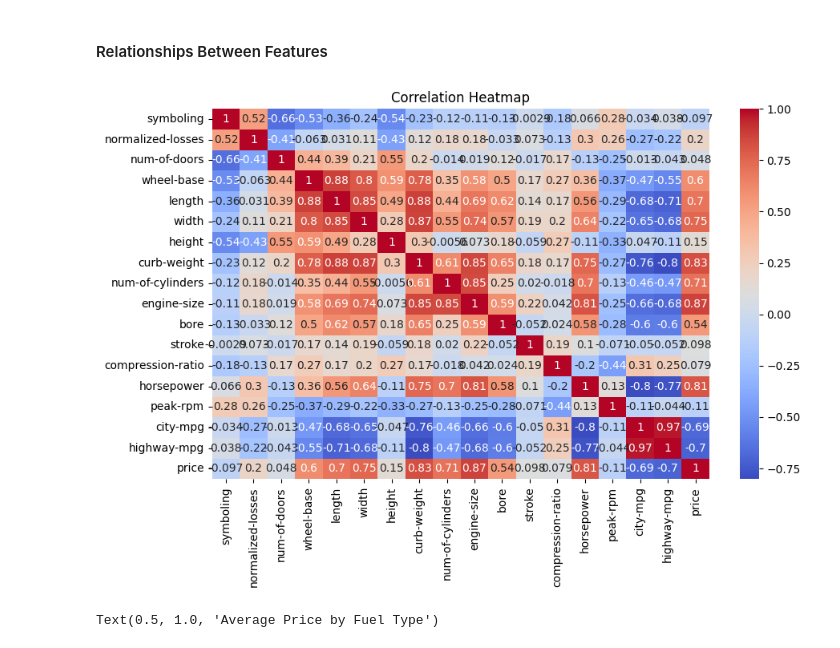
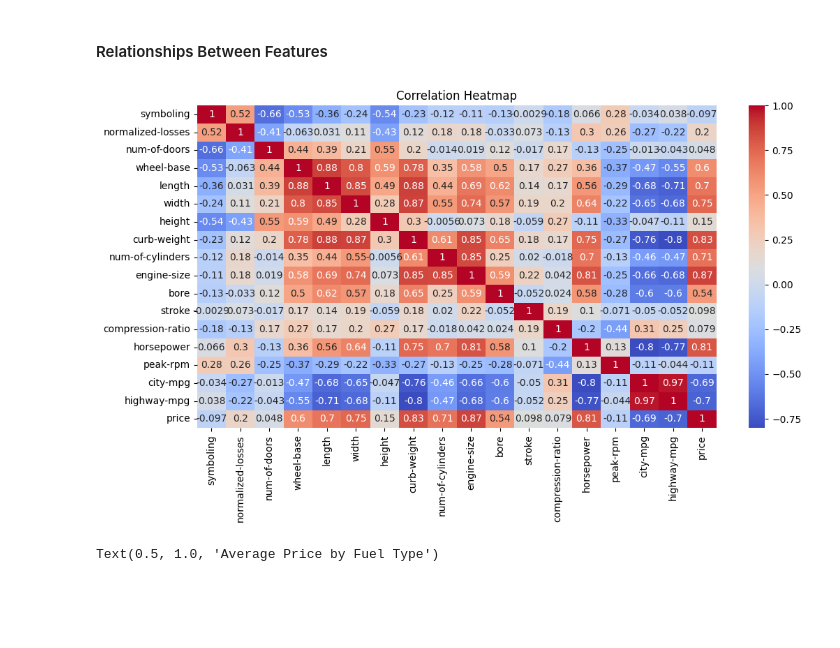
Before and after one commit to AbdulWahid026/ML_CarPricing, a Jupyter notebook: car_pricing.ipynb, the cells around one changed output. Drawn from its saved outputs; the diff is of its cells as text; code cells hidden in the pictures; blank space fills up the shorter version.

```diff
--- a/car_pricing.ipynb
+++ b/car_pricing.ipynb
@@ -186,12 +187,12 @@ for cols in numeric_columns[:3]:
 # %%
 correlation= cars_df[numeric_columns].corr()
 
-plt.figure(figsize=(10,6))
+plt.figure(figsize=(12,6))
 sns.heatmap(correlation,annot=True,cmap='coolwarm')
 plt.title('Correlation Heatmap')
 plt.show()
 # %% [output]
-[figure, old version]
+[figure, new version]
 # %%
 avg_fuel_price= cars_df.pivot_table(values='price',index='fuel-type',aggfunc='mean')
 avg_fuel_price.plot(kind='bar',figsize=(8,5),legend=False)
```
Also changed, not shown: parts of 10 cells of this notebook.
